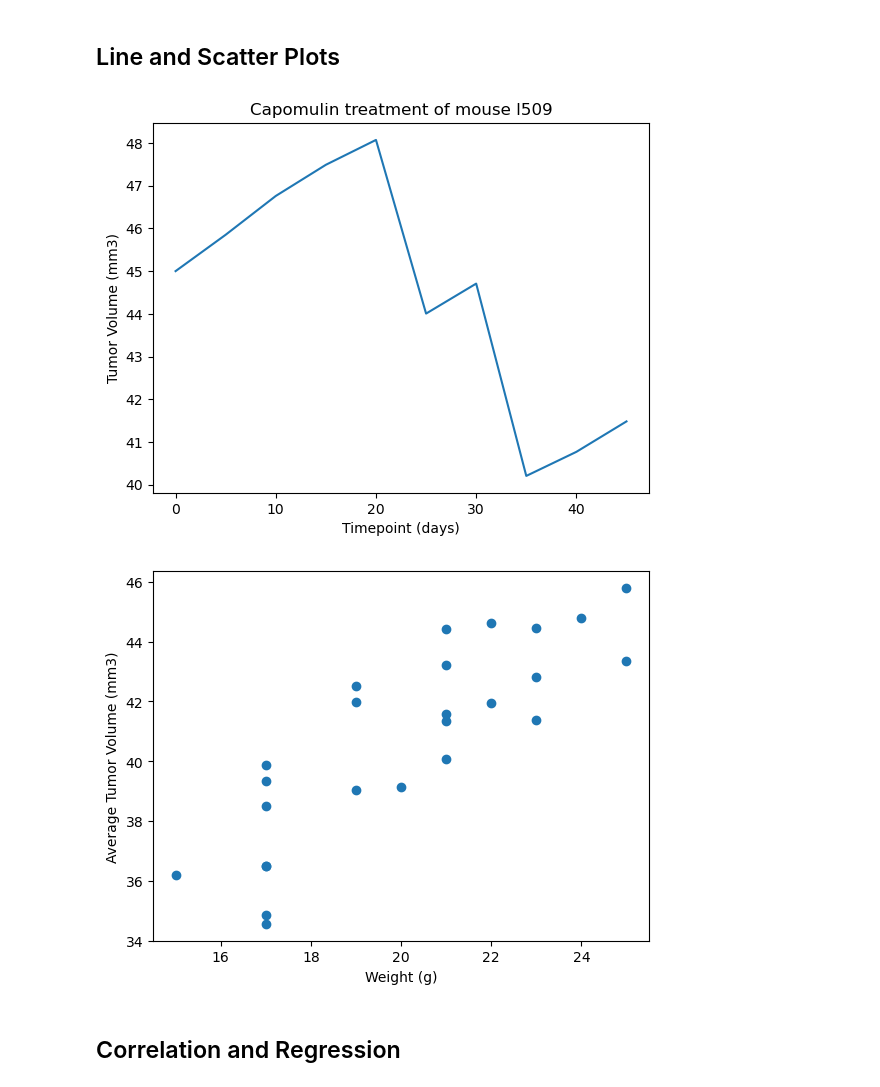
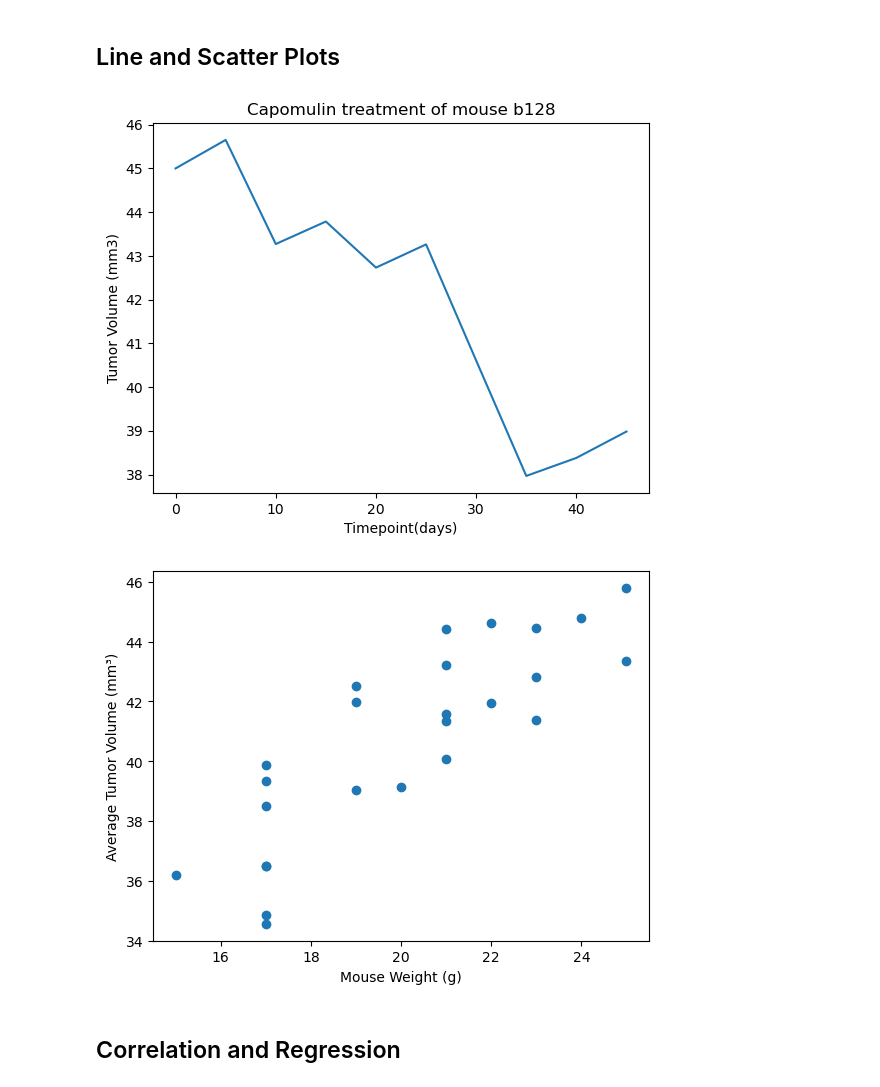
Before and after one commit to Angelinamurdock/matplotlib-challenge, a Jupyter notebook: Pymaceuticals/pymaceuticals_final.ipynb, the cells around one changed output. Saved outputs shown, nothing was run; the diff lists cells and outputs as text; code cells hidden in the pictures.

```diff
--- a/Pymaceuticals/pymaceuticals_final.ipynb
+++ b/Pymaceuticals/pymaceuticals_final.ipynb
@@ -12,8 +12,8 @@ import pandas as pd
 import scipy.stats as st
 
 # Study data files
-mouse_metadata_path = "data/Mouse_metadata.csv"
-study_results_path = "data/Study_results.csv"
+mouse_metadata_path = "data/mouse_metadata.csv"
+study_results_path = "data/study_results.csv"
 
 # Read the mouse data and the study results
 mouse_metadata = pd.read_csv(mouse_metadata_path)
@@ -249,11 +254,31 @@ Ceftamin's potential outliers: Series([], Name: Tumor Volume (mm3), dtype: float
 ## Line and Scatter Plots
 # %%
 # Generate a line plot of tumor volume vs. time point for a single mouse treated with Capomulin
+capomulin_data = complete_data_cleaned[complete_data_cleaned['Drug Regimen'] == 'Capomulin']
+mouse_id = 'b128'
+
+mouse_data = capomulin_data[capomulin_data['Mouse ID'] == 'b128']
+
+plt.plot(mouse_data['Timepoint'], mouse_data['Tumor Volume (mm3)'])
+
+plt.xlabel('Timepoint(days)')
+plt.ylabel('Tumor Volume (mm3)')
+plt.title('Capomulin treatment of mouse b128')
+plt.show()
 # %% [output]
-[figure, old version]
+[figure, new version]
 # %%
 # Generate a scatter plot of mouse weight vs. the average observed tumor volume for the entire Capomulin regimen
+avg_tumor_vol = capomulin_data.groupby('Mouse ID')['Tumor Volume (mm3)'].mean()
+mouse_weights = capomulin_data.groupby('Mouse ID')['Weight (g)'].first()
+
+plt.scatter(mouse_weights, avg_tumor_vol)
+
+plt.xlabel('Mouse Weight (g)')
+plt.ylabel('Average Tumor Volume (mm³)')
+
+plt.show()
 # %% [output]
-[figure, old version]
+[figure, new version]
 # %% [markdown]
 ## Correlation and Regression
```
Also changed, not shown: parts of 6 cells of this notebook, 5 other files.
